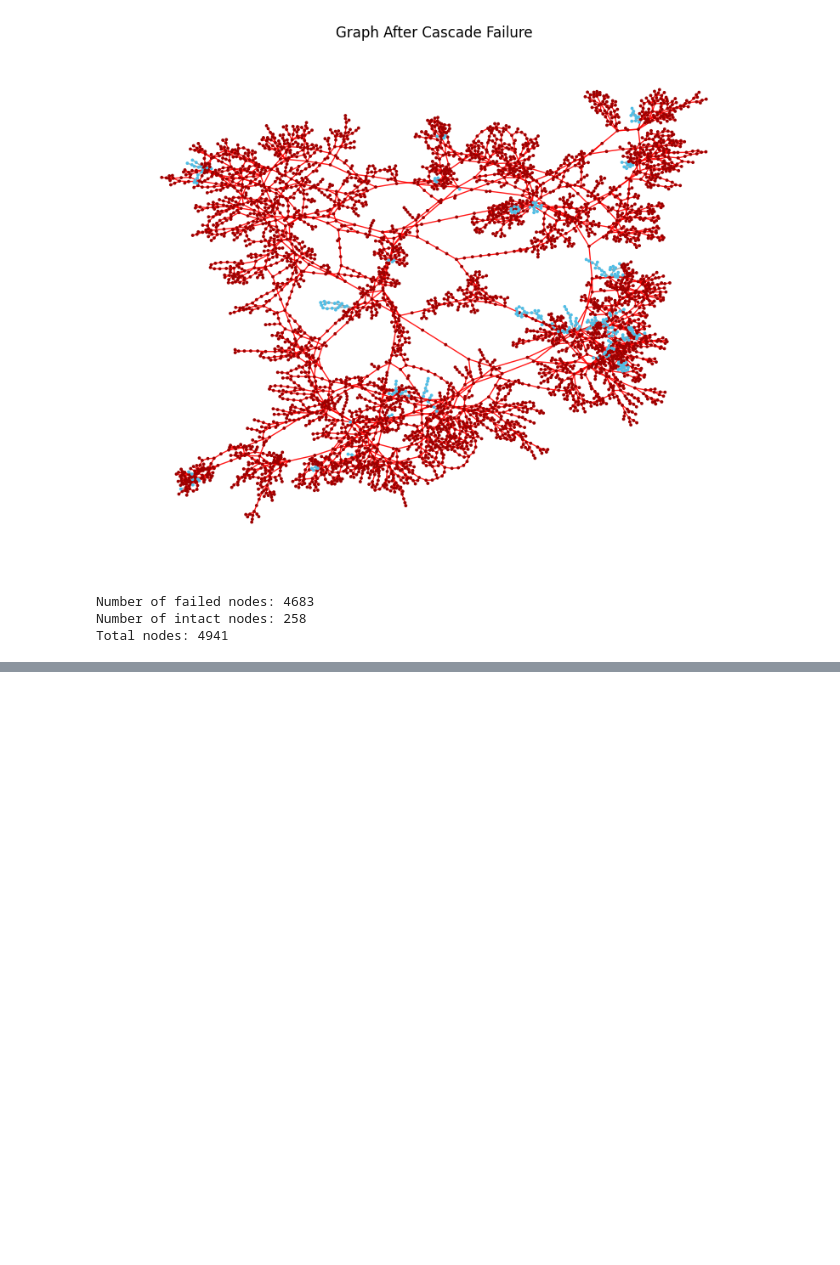
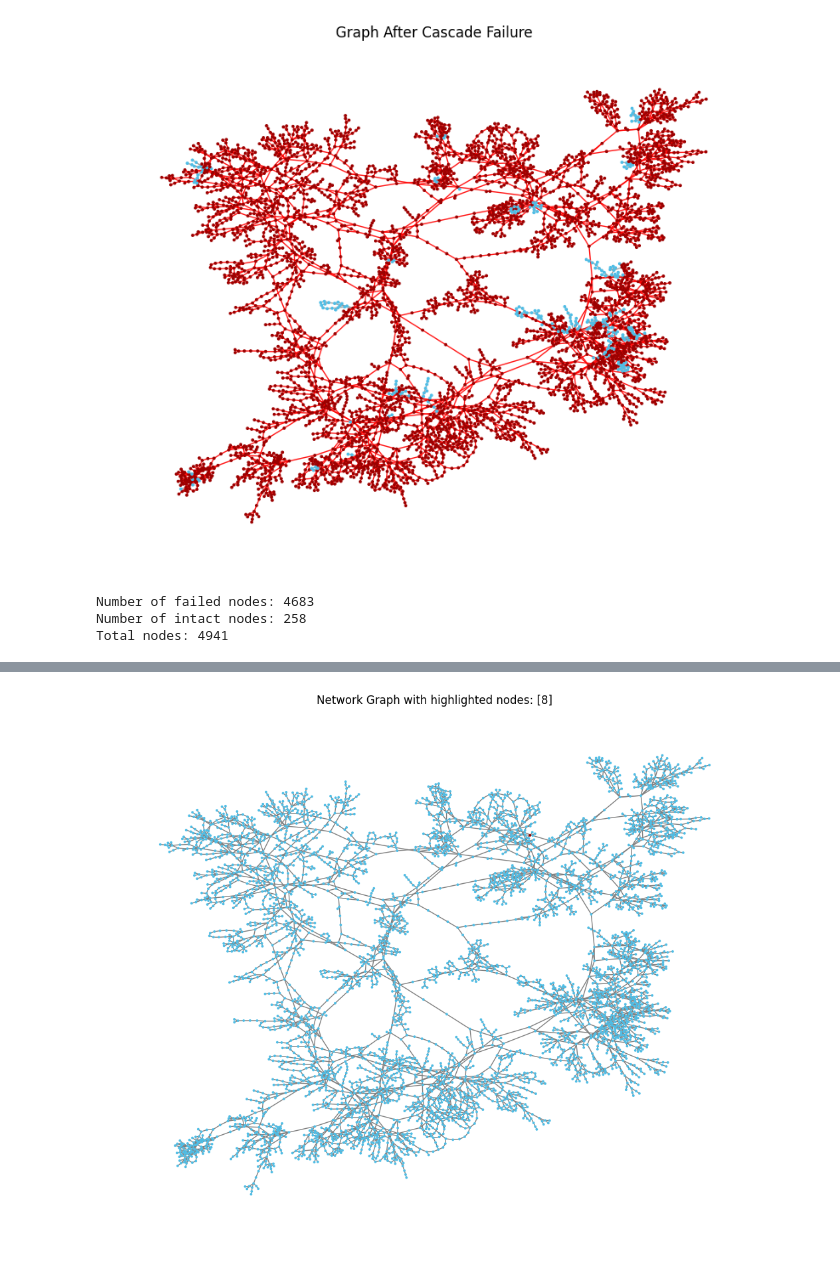
Before and after one commit to OctoPanna/western-us-power-grid, a Jupyter notebook: easy_model.ipynb, the cells around one changed output, grey strips where cells are left out. Drawn from its saved outputs; the diff is of its cells as text; code cells hidden in the pictures; blank space fills up the shorter version.

```diff
--- a/easy_model.ipynb
+++ b/easy_model.ipynb
@@ -53,0 +75,4 @@ Total nodes: 4941
+# %%
+draw_graph_with_node_highlighted(G, [8])
+# %% [output]
+[figure, added]
```
Also changed, not shown: parts of 3 cells of this notebook, 4 other files.
